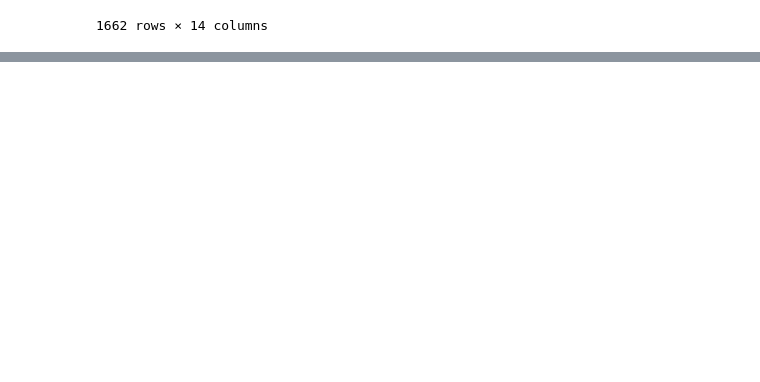
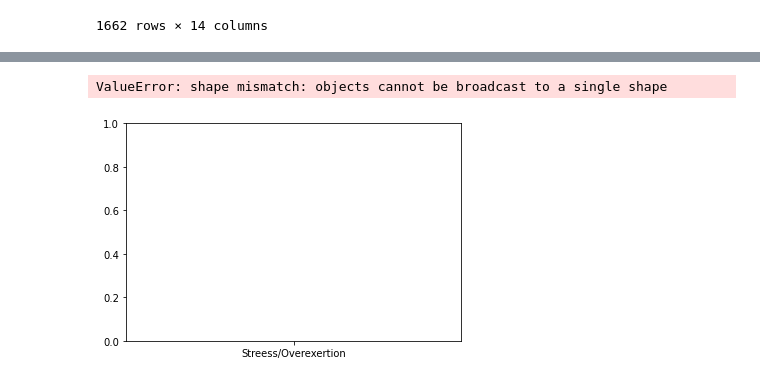
Before and after one commit to Shelf0/DB_Build-GeoMappingFDNY, a Jupyter notebook: Fatalities_Analysis.ipynb, the cells around one changed output, grey strips where cells are left out. Cells and saved outputs as stored; diff of their text form; code cells hidden in the pictures; blank space fills up the shorter version.

```diff
--- a/Fatalities_Analysis.ipynb
+++ b/Fatalities_Analysis.ipynb
@@ -78,0 +146,16 @@ plot = df_micetested_gender.plot.pie(subplots=True, autopct="%1.1f%%", title ="M
+# %%
+#Try Bar Graph
+# Generate a bar plot showing the total number of timepoints for all mice tested for each drug regimen using pyplot.
+
+Cause_Death = ['Streess/Overexertion', 'Vehicle Collision', 'Impact', 'Trapped', 'Fall', 'Collapse', 'Other', 'Exposure', 'Disorientation', 'Assault' 'Unknown', 'Smoke', 'Contact']
+
+values = [843, 213, 213, 173, 70, 44, 43, 24, 13, 5, 4, 4, 2]
+
+plt.bar(Cause_Death, values)
+plt.xticks(rotation=80)
+plt.xlabel("Drug Regimen")
+plt.ylabel("# of Mice Tested")
+plt.title("# of Mice Tested by Drug Regimen")
+# %% [output]
+ValueError: shape mismatch: objects cannot be broadcast to a single shape
+[figure, added]
```
Also changed, not shown: parts of 6 cells of this notebook.
